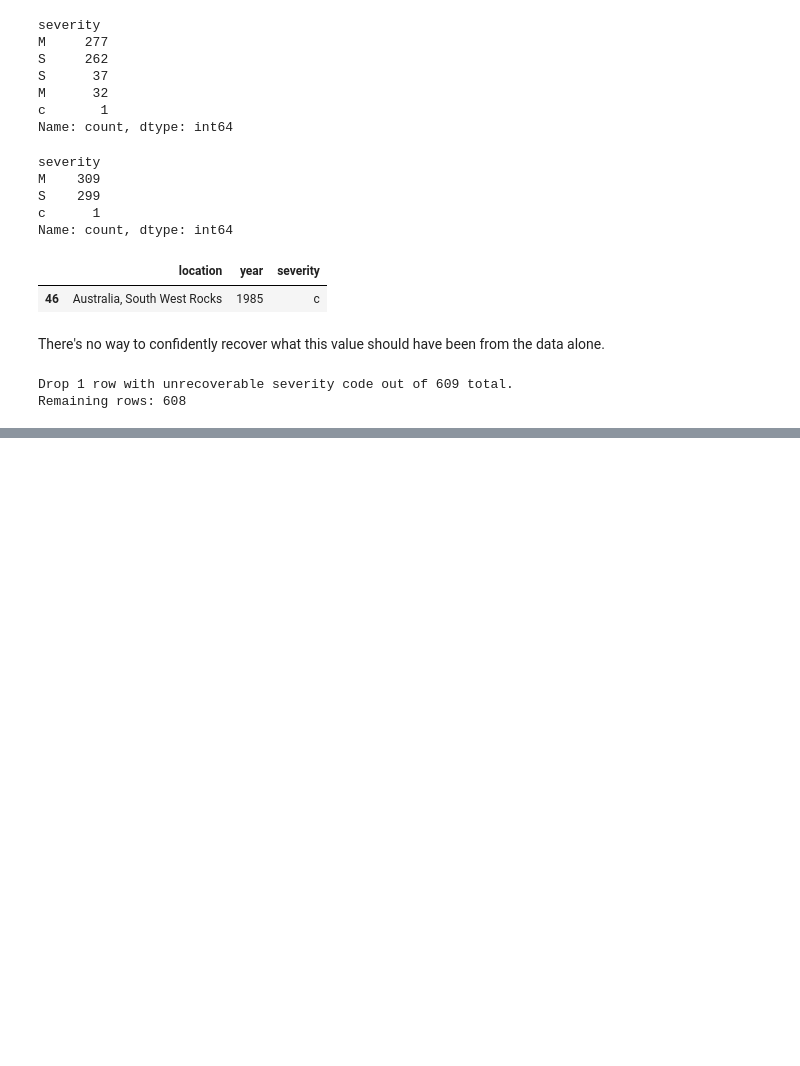
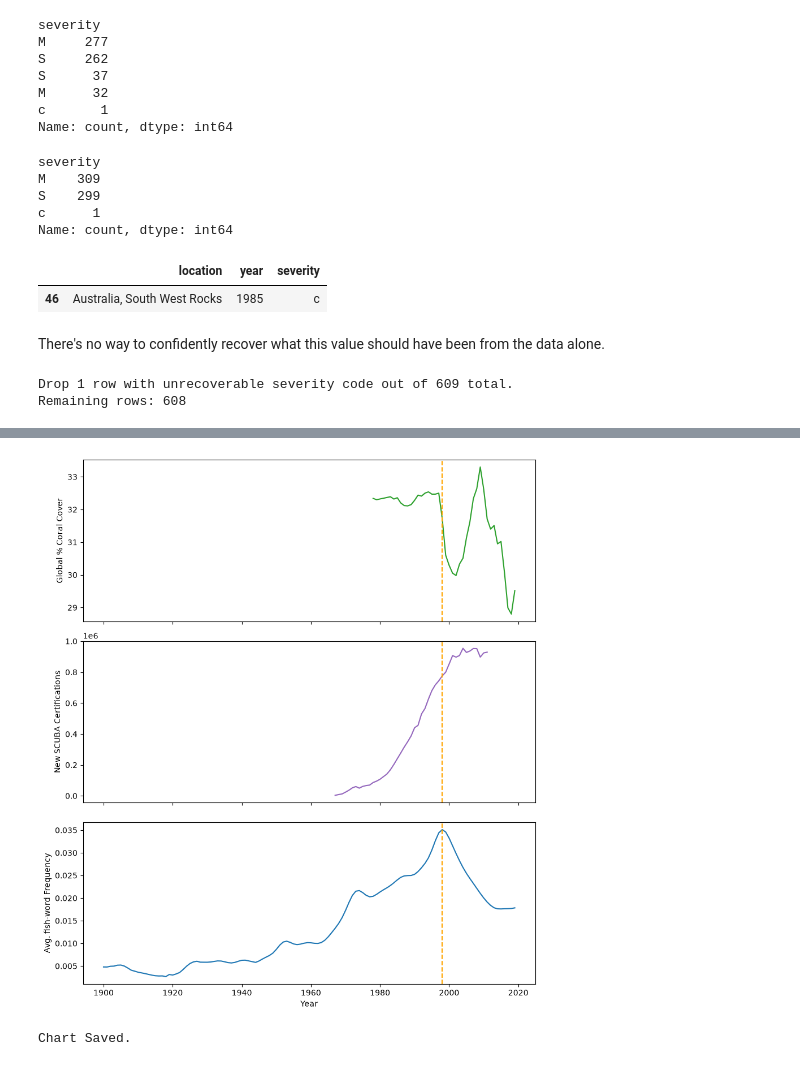
Before and after one commit to dakshita01/data-science-portfolio, a Jupyter notebook: 09-coral-conundrum/notebook/coral_conundrum.ipynb, the cells around one changed output, grey strips where cells are left out. Cells and saved outputs as stored; diff of their text form; code cells hidden in the pictures; blank space fills up the shorter version.

```diff
--- a/09-coral-conundrum/notebook/coral_conundrum.ipynb
+++ b/09-coral-conundrum/notebook/coral_conundrum.ipynb
@@ -150,0 +196,27 @@ Remaining rows: 608
+# %%
+fig, axes = plt.subplots(3, 1, figsize=(9, 10), sharex=True)
+
+axes[0].plot(coral['year'], coral['percent_coral'], color='C2')
+axes[0].axvline(1998, color='orange', ls='--')
+axes[0].set_ylabel('Global % Coral Cover')
+
+axes[1].plot(scuba['year'], scuba['num_new_certifications'], color='C4')
+axes[1].axvline(1998, color='orange', ls='--')
+axes[1].set_ylabel('New SCUBA Certifications')
+
+avg_word_freq = words.groupby('year')['frequency'].mean()
+
+axes[2].plot(avg_word_freq.index, avg_word_freq.values, color='C0')
+axes[2].axvline(1998, color='orange', ls='--')
+axes[2].set_ylabel('Avg. fish-word Frequency')
+axes[2].set_xlabel('Year')
+
+plt.tight_layout()
+
+plt.savefig('../images/plots/three_panel_cooccurrence.png', dpi=150, bbox_inches='tight')
+plt.show()
+
+print("Chart Saved.")
+# %% [output]
+[figure, added]
+Chart Saved.
```
Also changed, not shown: parts of 3 cells of this notebook, 2 other files.
